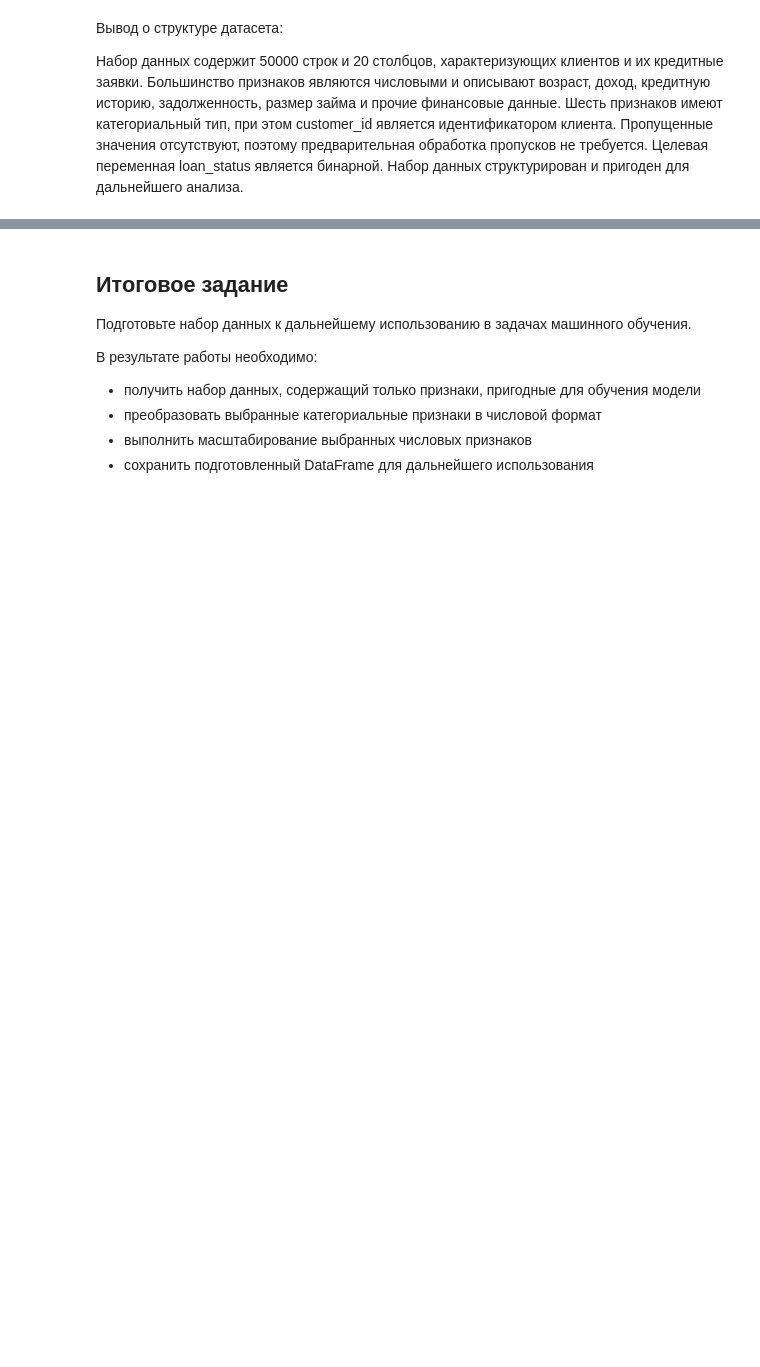
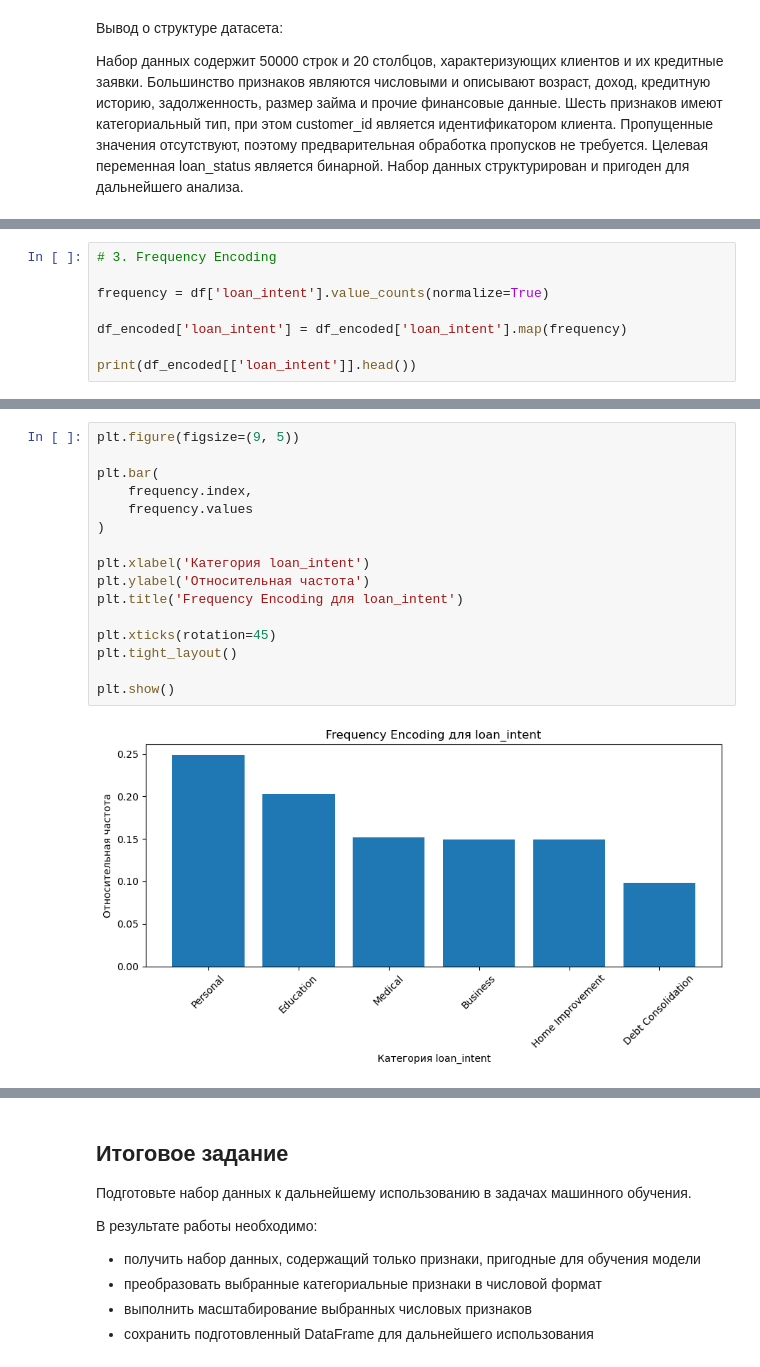
Before and after one commit to vakovalik/ml_hse, a Jupyter notebook: сем 4/практика.ipynb, the cells around one changed output, grey strips where cells are left out. Saved outputs shown, nothing was run; the diff lists cells and outputs as text; blank space fills up the shorter version.

```diff
--- a/сем 4/практика.ipynb
+++ b/сем 4/практика.ipynb
@@ -157,0 +202,8 @@ plt.show()
+# %%
+# 3. Frequency Encoding
+
+frequency = df['loan_intent'].value_counts(normalize=True)
+
+df_encoded['loan_intent'] = df_encoded['loan_intent'].map(frequency)
+
+print(df_encoded[['loan_intent']].head())
@@ -174,0 +346,18 @@ plt.show()
+# %%
+plt.figure(figsize=(9, 5))
+
+plt.bar(
+    frequency.index,
+    frequency.values
+)
+
+plt.xlabel('Категория loan_intent')
+plt.ylabel('Относительная частота')
+plt.title('Frequency Encoding для loan_intent')
+
+plt.xticks(rotation=45)
+plt.tight_layout()
+
+plt.show()
+# %% [output]
+[figure, added]
```
Also changed, not shown: parts of 35 cells of this notebook, 1 other file.
